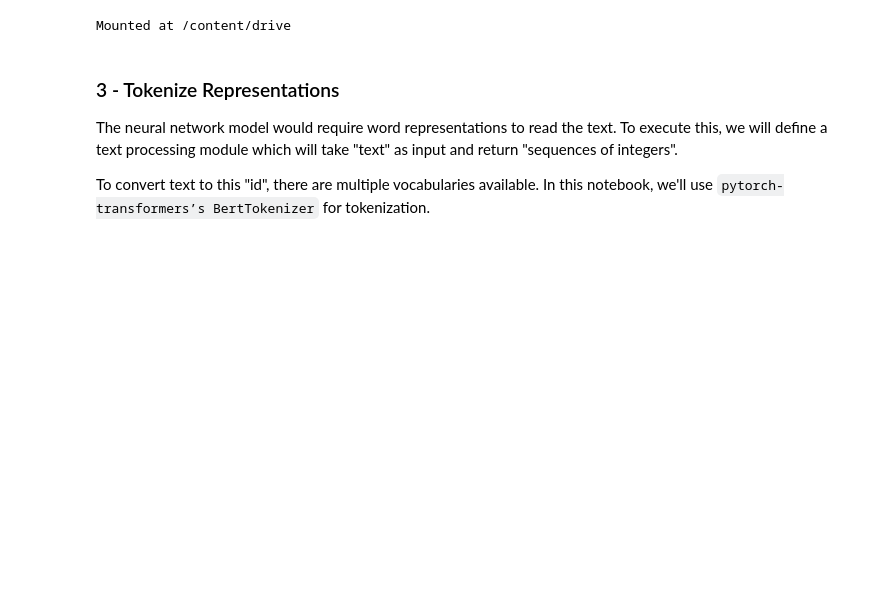
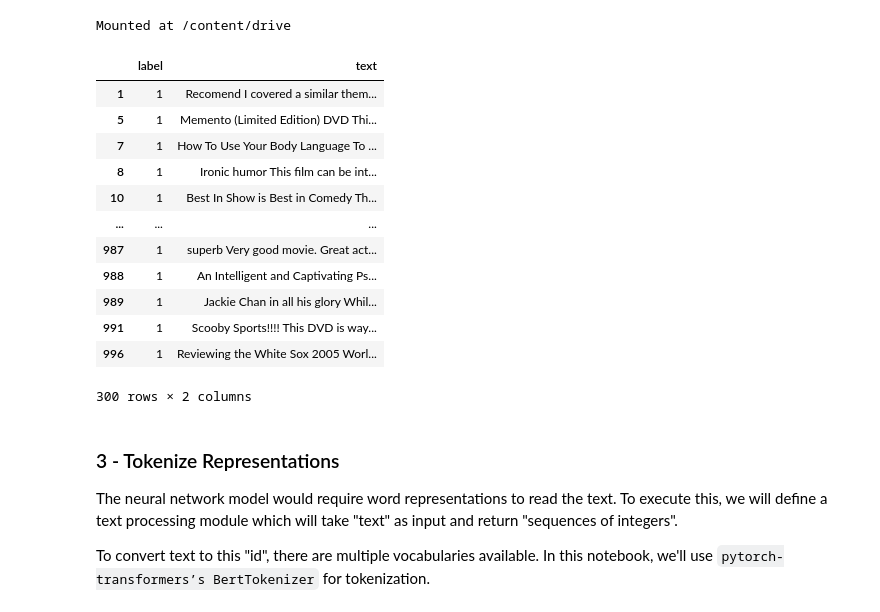
Before and after one commit to VidushiBhatia/Mining-Opinions-using-Transformers-PyTorch, a Jupyter notebook: Mining_Opinions_to_Predict_Customer_Trends_using_Transformers_PyTorch.ipynb, the cells around one changed output. Cells and saved outputs as stored; diff of their text form; code cells hidden in the pictures; blank space fills up the shorter version.

```diff
--- a/Mining_Opinions_to_Predict_Customer_Trends_using_Transformers_PyTorch.ipynb
+++ b/Mining_Opinions_to_Predict_Customer_Trends_using_Transformers_PyTorch.ipynb
@@ -183,3 +194,23 @@ test_set = test_set.drop(['rating','title','review_text'], axis='columns')
+# %%
+train_set = train_set[0:3000]
+test_set = test_set[0:300]
+# %%
+train_set = train_set.drop(['product_type','date'], axis='columns')
+test_set = test_set.drop(['product_type','date'], axis='columns')
+# %% [output]
+|  | label | text |
+| 1 | 1 | Recomend I covered a similar them... |
+| 5 | 1 | Memento (Limited Edition) DVD Thi... |
+| 7 | 1 | How To Use Your Body Language To ... |
+| 8 | 1 | Ironic humor This film can be int... |
+| 10 | 1 | Best In Show is Best in Comedy Th... |
+| ... | ... | ... |
+| 987 | 1 | superb Very good movie. Great act... |
+| 988 | 1 | An Intelligent and Captivating Ps... |
+| 989 | 1 | Jackie Chan in all his glory Whil... |
+| 991 | 1 | Scooby Sports!!!! This DVD is way... |
+| 996 | 1 | Reviewing the White Sox 2005 Worl... |
+300 rows × 2 columns
 # %% [markdown]
 ### 3 - Tokenize Representations
 
```
Also changed, not shown: parts of 16 cells of this notebook.
